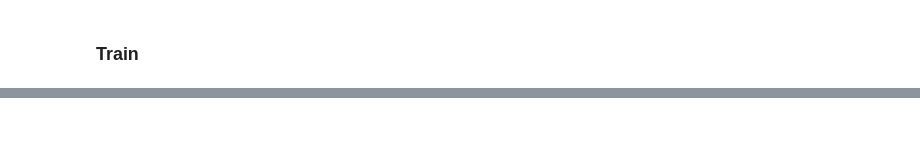
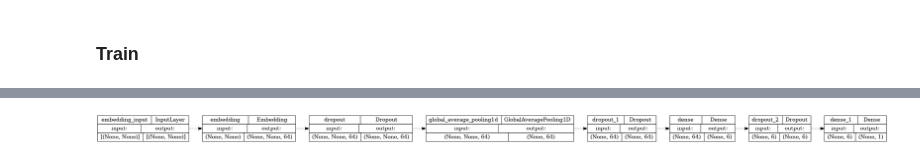
Before and after one commit to MTRNord/matrix-spam-ml, a Jupyter notebook: spam-keras.ipynb, the cells around one changed output, grey strips where cells are left out. Saved outputs shown, nothing was run; the diff lists cells and outputs as text; code cells hidden in the pictures; blank space fills up the shorter version.

```diff
--- a/spam-keras.ipynb
+++ b/spam-keras.ipynb
@@ -35,8 +42,10 @@ testing_labels_final = np.array(testing_labels)
 ## Tokenize
 # %%
 vocab_size = 1000
-embedding_dim = 16
-max_length = 120
+#prev 16
+embedding_dim = 64
+#max_length = 120
+max_length = None
 trunc_type = 'post'
 padding_type = 'post'
 oov_tok = "<OOV>"
@@ -48,6 +57,7 @@ word_index = tokenizer.word_index
 sequences = tokenizer.texts_to_sequences(training_sentences)
 padded = pad_sequences(sequences, maxlen=max_length, padding=padding_type,
                        truncating=trunc_type)
+
 testing_sequences = tokenizer.texts_to_sequences(testing_sentences)
 testing_padded = pad_sequences(testing_sequences, maxlen=max_length,
                                padding=padding_type, truncating=trunc_type)
@@ -81,7 +126,7 @@ checkpoint_dir = './training_checkpoints'
 # Define the name of the checkpoint files.
 checkpoint_prefix = os.path.join(checkpoint_dir, "ckpt_{epoch}")
 # %%
-num_epochs = 105
+num_epochs = 200
 history = model.fit(padded,
                     training_labels_final,
                     epochs=num_epochs,
@@ -141,0 +210,4 @@ for x in range(len(text_messages)):
+# %%
+tf.keras.utils.plot_model(model, rankdir="LR", show_shapes=True)
+# %% [output]
+[figure, added]
```
Also changed, not shown: parts of 5 cells of this notebook, 19 other files.
